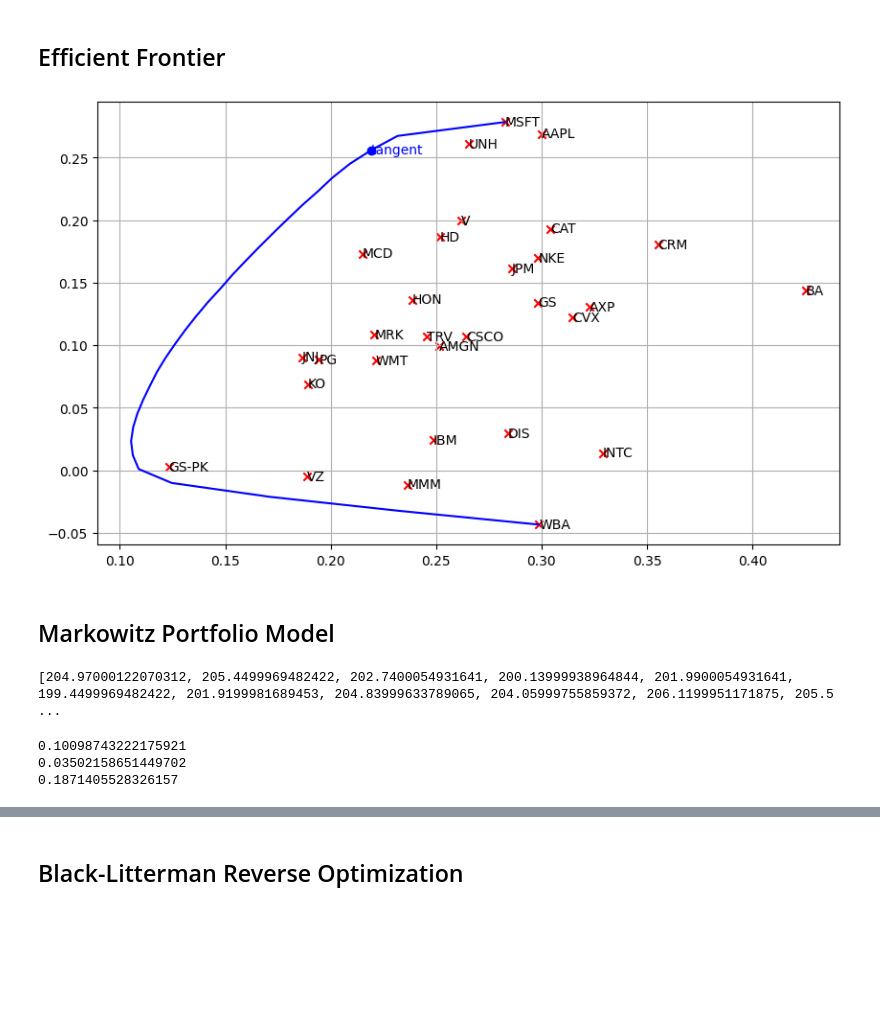
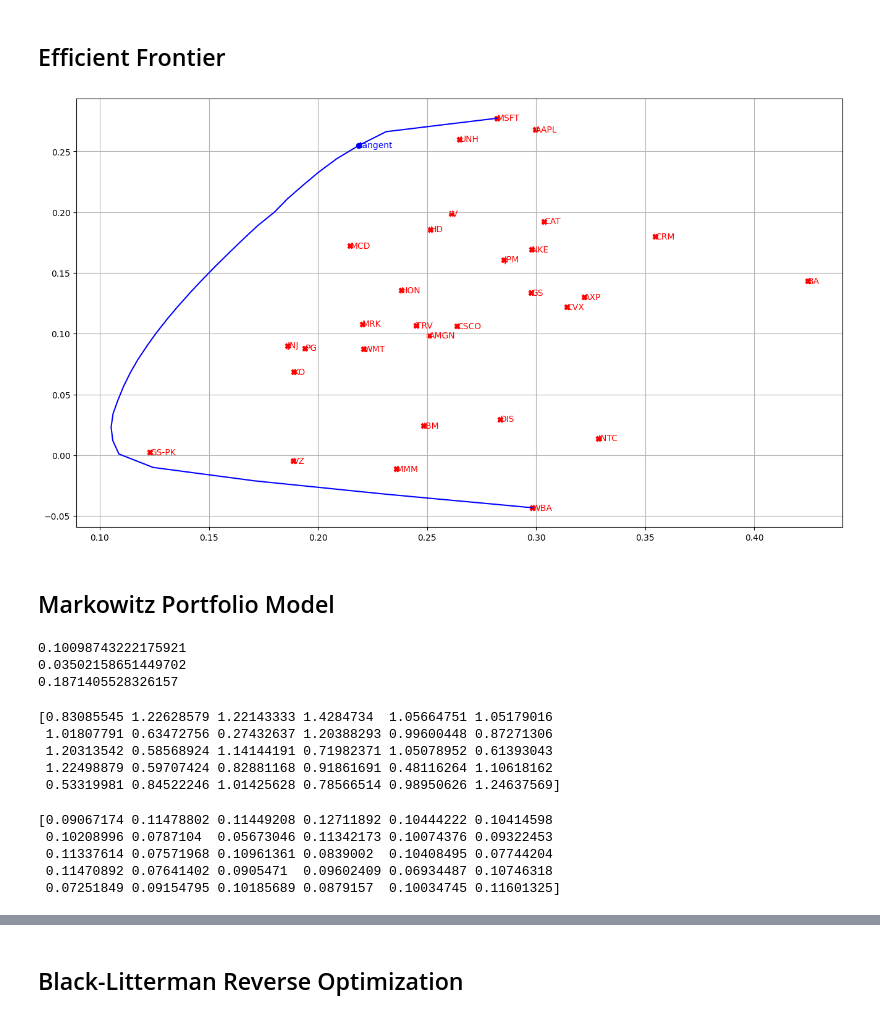
Before and after one commit to ps1899/Portfolio_Optimization-Black_Litterman, a Jupyter notebook: bl copy.ipynb, the cells around one changed output, grey strips where cells are left out. Cells and saved outputs as stored; diff of their text form; code cells hidden in the pictures; blank space fills up the shorter version.

```diff
--- a/bl copy.ipynb
+++ b/bl copy.ipynb
@@ -23,7 +23,7 @@ import pandas as pd
 import matplotlib_inline
 import matplotlib.pyplot as plt
 import pylab
-pylab.rcParams['figure.figsize'] = (10, 6)
+pylab.rcParams['figure.figsize'] = (16, 9)
 import scipy.optimize
 from pandas_datareader import data as web
 import yfinance as yf
@@ -77,9 +77,9 @@ def daily_asset_estimator(prices):
     for ri in range(r):
         expected_returns = np.append(expected_returns, np.mean(historical_returns[ri]))
     covariance = np.cov(historical_returns)
-    expected_returns = (1 + expected_returns) ** 253 - 1
+    expected_returns = (1 + expected_returns) ** 252 - 1
     print(expected_returns)
-    covariance = covariance * 253
+    covariance = covariance * 252
     return expected_returns, covariance
 
 W = np.array(caps)/sum(caps)
@@ -232,34 +240,33 @@ def get_frontier(R, C, rf):
     frontier_means, frontier_vars, frontier_weights = optimize_frontier(R, C, rf)
     return Result(W, tangent_mean, tangent_var, frontier_means, frontier_vars, frontier_weights)
 # %%
+# Display Assets
 def display_assets(names, R, C, color = 'black'):
-    plt.scatter([C[i, i] ** .5 for i in range(n)], R, marker = 'x', color = 'red'), plt.grid(True)  # draw assets
+    plt.scatter([C[i, i] ** .5 for i in range(n)], R, marker = 'X', color = color), plt.grid(True)  # draw assets
     for i in range(n):
         plt.text(C[i, i] ** .5, R[i], '%s' % names[i], verticalalignment = 'center', color = color) # draw labels
 
+# Display Efficient Frontier
 def display_frontier(result: Result, label = None, color = 'black'):
     plt.text(result.tangent_var ** .5, result.tangent_mean, 'tangent', verticalalignment = 'center', color = color)
     plt.scatter(result.tangent_var ** .5, result.tangent_mean, marker = 'o', color = color), plt.grid(True)
-    plt.plot(list(result.frontier_var ** .5), list(result.frontier_mean), label = label, color = color), plt.grid(True)  # draw efficient frontier
+    plt.plot(list(result.frontier_var ** .5), list(result.frontier_mean), label = label, color = color), plt.grid(True) # draw efficient frontier
 
 result_1 = get_frontier(R, C, rf)
 n = len(R)
 # %%
-display_assets(names, R, C, color = 'black')
+display_assets(names, R, C, color = 'red')
 display_frontier(result_1, color = 'blue')
 # %% [output]
-[figure, old version]
+[figure, new version]
 # %% [markdown]
 ## Markowitz Portfolio Model
 # %%
+# To load the SPY data
 def load_SPY_data():
-    #SP500 = pd.read_csv('dow-jones/SPY.csv')
     dataframe = pd.read_csv('dow-jones/SPY.csv', index_col = None, parse_dates = ['date'])
     spy_prices = list(dataframe['close'])[-2000:] # trailing window 2000 days
-    print(spy_prices)
     return spy_prices
 
 spy_prices = load_SPY_data()
-# %% [output]
-[204.97000122070312, 205.4499969482422, 202.7400054931641, 200.13999938964844, 201.9900054931641, 199.4499969482422, 201.9199981689453, 204.83999633789065, 204.05999755859372, 206.1199951171875, 205.5 ...
 # %%
@@ -335,14 +344,25 @@ def calculate_cov_matrix(stock_prices, spy_prices):
 # %%
-# # Covariance of each stock return with market return
-# cov_matrix = calculate_cov_matrix(prices, spy_prices)
-# beta = cov_matrix/market_variance
-# print(beta)
+# Covariance of each stock return with market return and calculating Beta
+cov_matrix = calculate_cov_matrix(prices, spy_prices)
+beta = cov_matrix/market_variance
+print(beta)
+# %% [output]
+[0.83085545 1.22628579 1.22143333 1.4284734  1.05664751 1.05179016
+ 1.01807791 0.63472756 0.27432637 1.20388293 0.99600448 0.87271306
+ 1.20313542 0.58568924 1.14144191 0.71982371 1.05078952 0.61393043
+ 1.22498879 0.59707424 0.82881168 0.91861691 0.48116264 1.10618162
+ 0.53319981 0.84522246 1.01425628 0.78566514 0.98950626 1.24637569]
 # %%
+# Caluclating the expected return of each asset using the markowitz formula
 def markowitz_portfolio_return(result: Result, C, rf, market_return, market_variance):
-    asset_std = np.sqrt(np.diag(C))
-    market_std = np.sqrt(np.array([market_variance]))
-    #print(asset_std)
-    return rf + (market_return - rf) * (asset_std/market_std)
+    return rf + np.dot(beta, (market_return - rf))
 
-asset_return = markowitz_portfolio_return(result_1, C, rf, market_return, market_variance)
+expected_asset_return = markowitz_portfolio_return(result_1, C, rf, market_return, market_variance)
+print(expected_asset_return)
+# %% [output]
+[0.09067174 0.11478802 0.11449208 0.12711892 0.10444222 0.10414598
+ 0.10208996 0.0787104  0.05673046 0.11342173 0.10074376 0.09322453
+ 0.11337614 0.07571968 0.10961361 0.0839002  0.10408495 0.07744204
+ 0.11470892 0.07641402 0.0905471  0.09602409 0.06934487 0.10746318
+ 0.07251849 0.09154795 0.10185689 0.0879157  0.10034745 0.11601325]
 # %%
```
Also changed, not shown: parts of 22 cells of this notebook, 6 other files.
